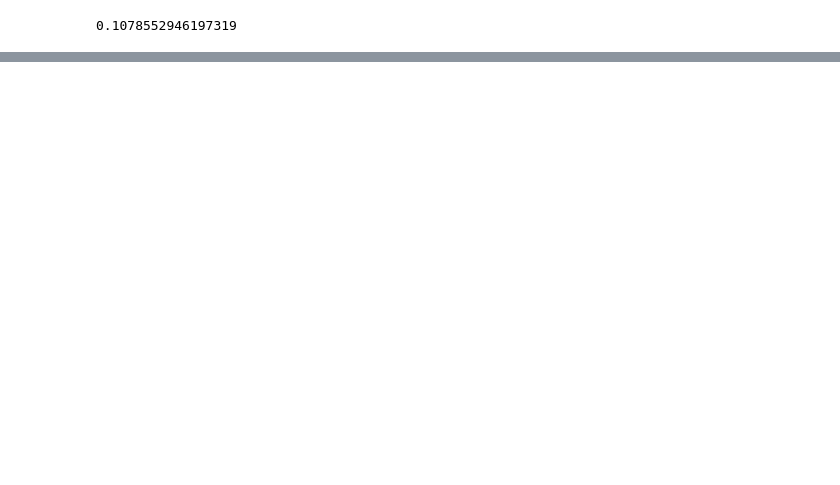
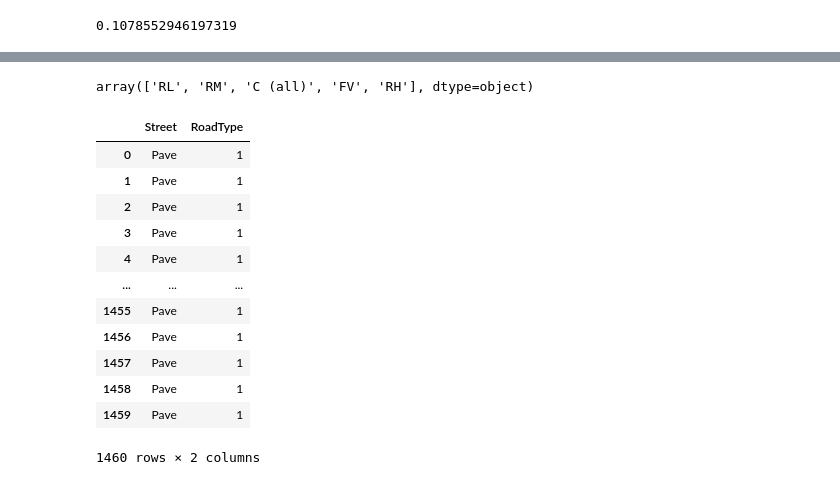
Before and after one commit to RLashofRegas/w207-machine-learning-final-project, a Jupyter notebook: Robin_Lashof-Regas_Final.ipynb, the cells around one changed output, grey strips where cells are left out. Saved outputs shown, nothing was run; the diff lists cells and outputs as text; code cells hidden in the pictures; blank space fills up the shorter version.

```diff
--- a/Robin_Lashof-Regas_Final.ipynb
+++ b/Robin_Lashof-Regas_Final.ipynb
@@ -71,0 +104,35 @@ sqrt(mean_squared_log_error(y, y_pred))
+# %%
+# MSSubClass is an int but it really represents a set of categories
+# the information in the categories is mostly contained in other features so let's drop it
+train_data.drop('MSSubClass', axis=1, inplace=True)
+# %%
+train_data['MSZoning'].unique()
+# %% [output]
+array(['RL', 'RM', 'C (all)', 'FV', 'RH'], dtype=object)
+# %%
+res_zones = ['FV','RH','RL','RP','RM']
+train_data['ResZoned'] = train_data['MSZoning'].isin(res_zones)
+train_data['Density'] = train_data.apply(lambda x: 4, axis= 1)
+train_data.loc[train_data['MSZoning'].isin(['RL', 'RP', 'A']), 'Density'] = 1
+train_data.loc[train_data['MSZoning'].isin(['RM', 'FV']), 'Density'] = 2
+train_data.loc[train_data['MSZoning'] == 'RH', 'Density'] = 3
+# %%
+train_data.drop('MSZoning', axis=1, inplace=True)
+# %%
+le = LabelEncoder()
+# %%
+train_data['RoadType'] = train_data[['Street']].apply(lambda col: le.fit_transform(col))
+# %% [output]
+|  | Street | RoadType |
+| 0 | Pave | 1 |
+| 1 | Pave | 1 |
+| 2 | Pave | 1 |
+| 3 | Pave | 1 |
+| 4 | Pave | 1 |
+| ... | ... | ... |
+| 1455 | Pave | 1 |
+| 1456 | Pave | 1 |
+| 1457 | Pave | 1 |
+| 1458 | Pave | 1 |
+| 1459 | Pave | 1 |
+1460 rows × 2 columns
```
Also changed, not shown: parts of 26 cells of this notebook.
